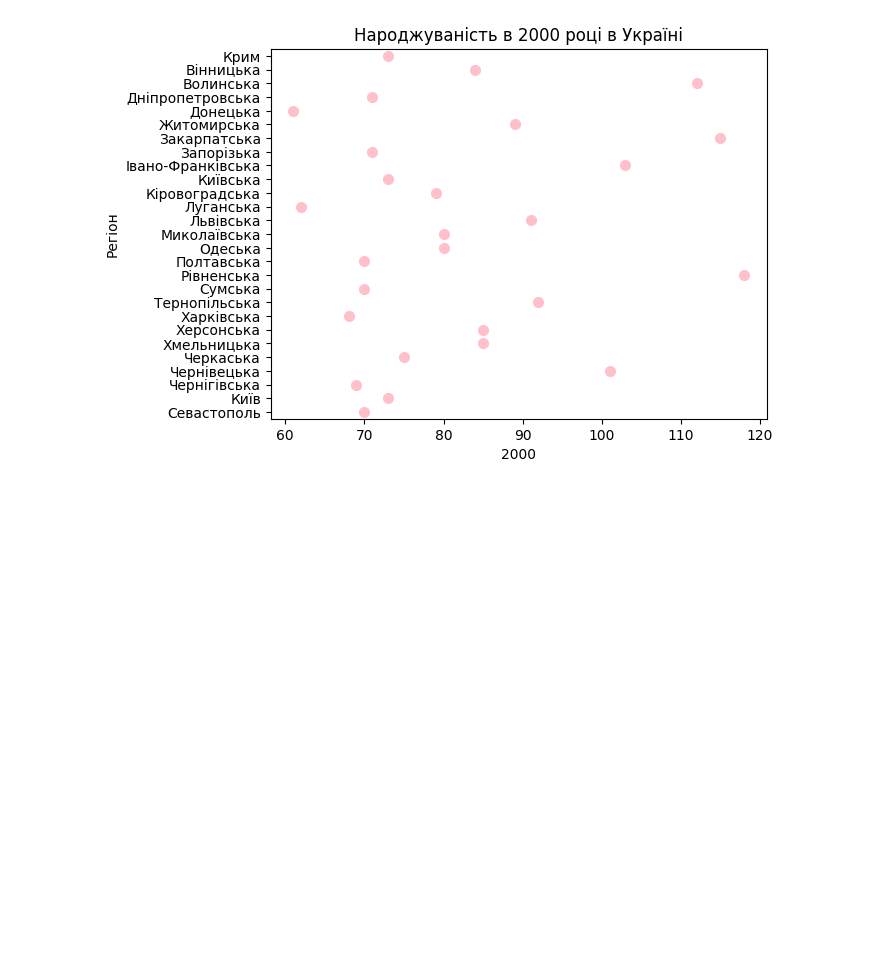
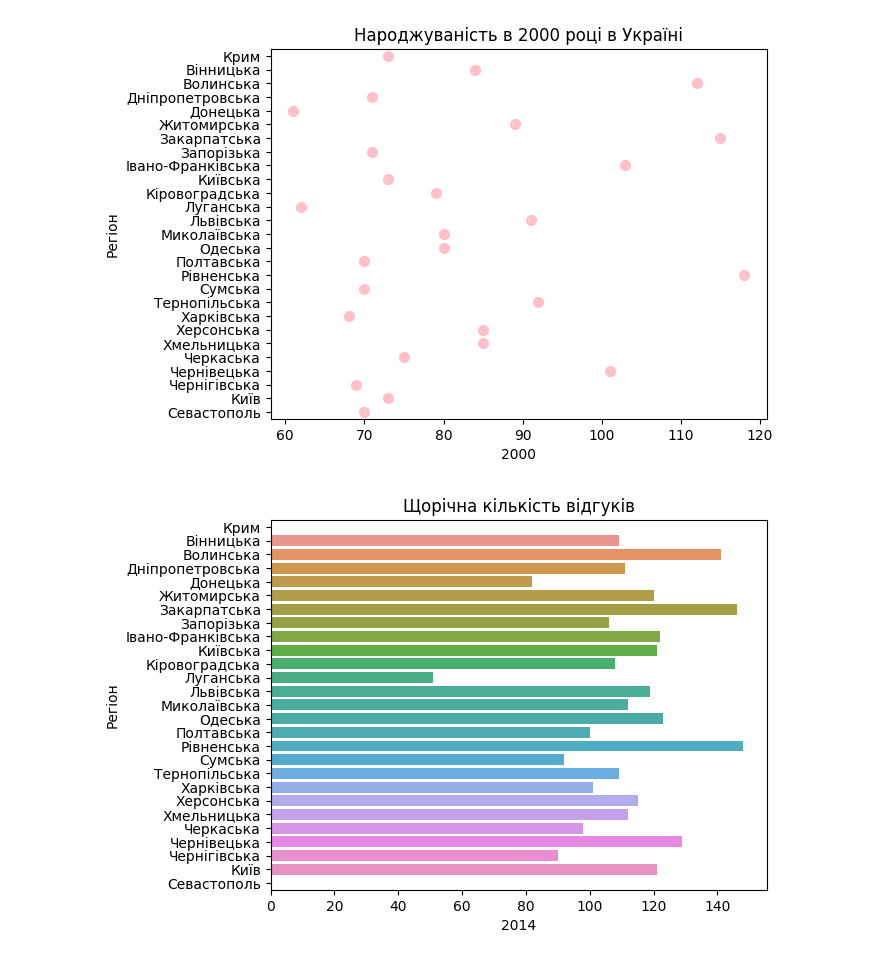
Before and after one commit to KarynaSam/Python-DS, a Jupyter notebook: Hw2.1.ipynb, the cells around one changed output. Cells and saved outputs as stored; diff of their text form; code cells hidden in the pictures; blank space fills up the shorter version.

```diff
--- a/Hw2.1.ipynb
+++ b/Hw2.1.ipynb
@@ -264,3 +255,9 @@ sns.stripplot(data=df, y='Регіон', x='2000', size=8, color='pink').set(tit
 plt.show()
 # %% [output]
 [figure]
+# %%
+sns.barplot(data=df, y='Регіон', x='2014')
+plt.title('Щорічна кількість відгуків')
+plt.show()
+# %% [output]
+[figure, added]
```
Also changed, not shown: parts of 6 cells of this notebook.
